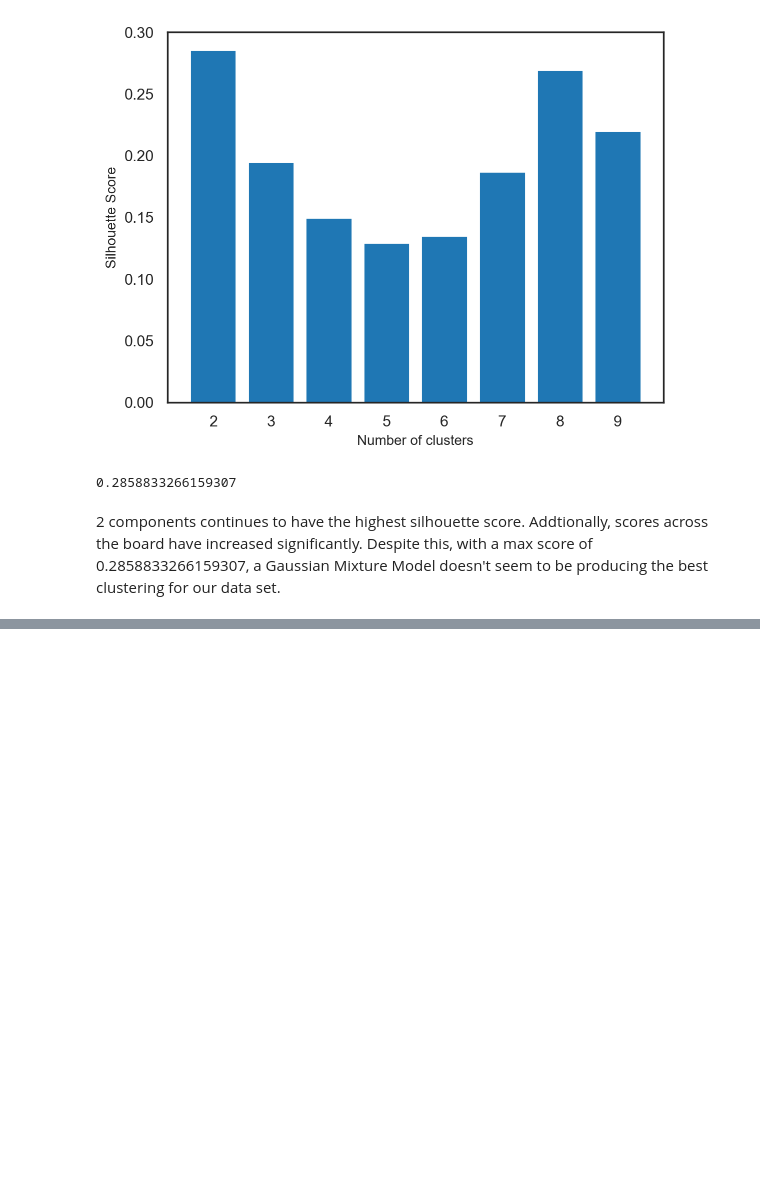
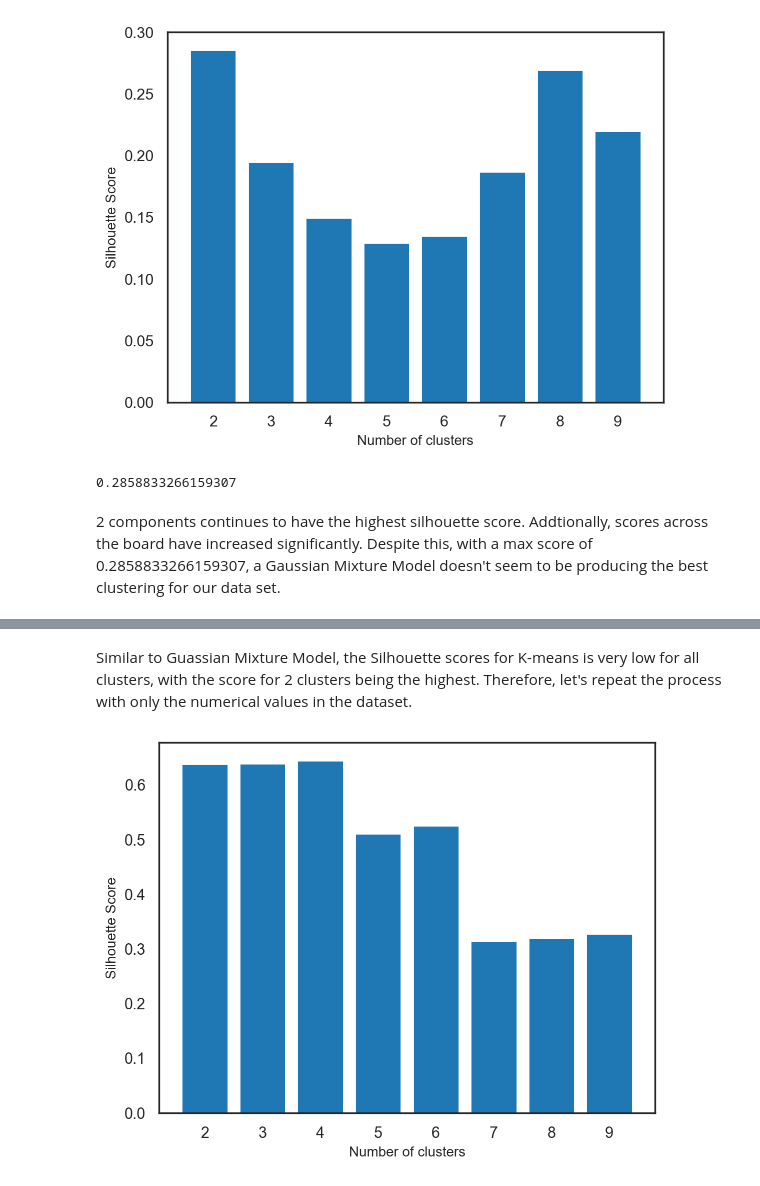
Before and after one commit to sprestrelski/heart-disease-prediction, a Jupyter notebook: Models.ipynb, the cells around one changed output, grey strips where cells are left out. Cells and saved outputs as stored; diff of their text form; code cells hidden in the pictures; blank space fills up the shorter version.

```diff
--- a/Models.ipynb
+++ b/Models.ipynb
@@ -319,0 +344,20 @@ print(gmm_scores[0])
+# %% [markdown]
+Similar to Guassian Mixture Model, the Silhouette scores for K-means is very low for all clusters, with the score for 2 clusters being the highest. Therefore, let's repeat the process with only the numerical values in the dataset.
+# %%
+sample_df = df.sample(n = 5000, random_state = 42)
+sample_df = sample_df.select_dtypes(include=[np.float64])
+kmeans_scores = []
+
+for k in range(2, 10):
+    kmeans = KMeans(n_clusters=k, random_state=42, n_init=10)
+    kmeans.fit(sample_df)
+    labels = kmeans.predict(sample_df)
+    score = silhouette_score(sample_df, labels)
+    kmeans_scores.append(score)
+
+plt.bar(range(2, 10), kmeans_scores)
+plt.xlabel('Number of clusters', fontsize = 10)
+plt.ylabel('Silhouette Score', fontsize = 10)
+plt.show()
+# %% [output]
+[figure, added]
```
Also changed, not shown: parts of 7 cells of this notebook.
